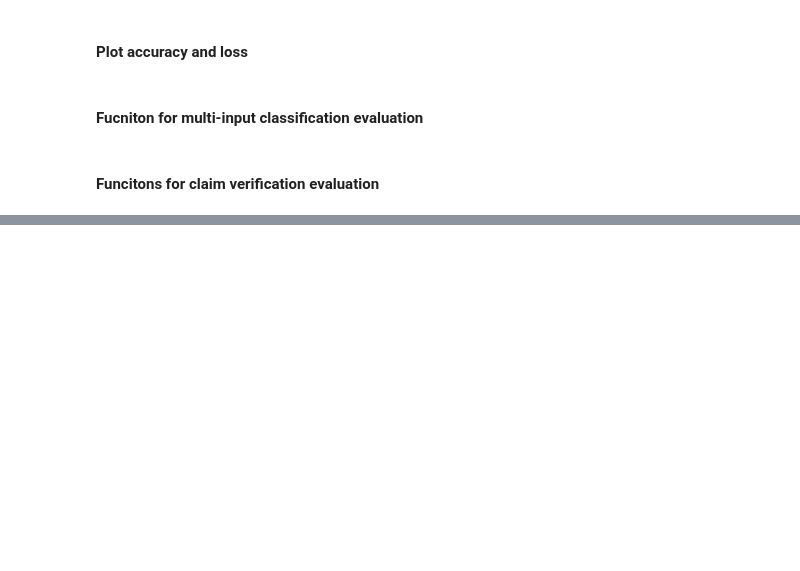
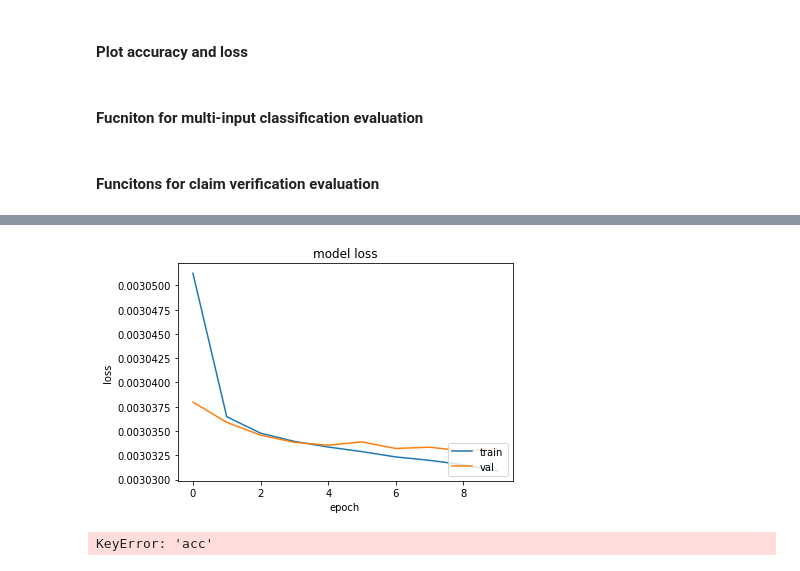
Before and after one commit to solveijm/NLP, a Jupyter notebook: Project/QuestionAnswering.ipynb, the cells around one changed output, grey strips where cells are left out. Drawn from its saved outputs; the diff is of its cells as text; code cells hidden in the pictures; blank space fills up the shorter version.

```diff
--- a/Project/QuestionAnswering.ipynb
+++ b/Project/QuestionAnswering.ipynb
@@ -257,10 +257,10 @@ question_test = textToTensor(tokenizer, MAX_SEQ_LEN, test_df["question"])
 # Can do this because we know there are only one answer for each question in our dataset
 # Might need to change this
 index_start_train = to_categorical(np.array(train_df["answer_word_start"].str[0]), num_classes=MAX_SEQ_LEN)
-index_end_train = to_categorical(np.array(train_df["answer_word_end"].str[0]), MAX_SEQ_LEN)
+index_end_train = to_categorical(np.array(train_df["answer_word_end"].str[0]), num_classes=MAX_SEQ_LEN)
 
-index_start_val = to_categorical(np.array(train_df["answer_word_start"].str[0]), MAX_SEQ_LEN)
-index_end_val = to_categorical(np.array(train_df["answer_word_end"].str[0]), MAX_SEQ_LEN)
+index_start_val = to_categorical(np.array(val_df["answer_word_start"].str[0]), num_classes=MAX_SEQ_LEN)
+index_end_val = to_categorical(np.array(val_df["answer_word_end"].str[0]), num_classes=MAX_SEQ_LEN)
 
 index_start_test = np.array(train_df["answer_word_start"].str[0])
 index_end_test = np.array(train_df["answer_word_end"].str[0])
@@ -406,6 +406,6 @@ ________________________________________________________________________________
 model.compile(loss='mse',
               optimizer='Adam',
               metrics=['acc'])
-history = model.fit(x=[context_train, question_train], y=[index_start_train, index_end_train], batch_size=256, epochs=10, validation_data=([context_val, question_val], [index_start_train, index_end_train]))
+history = model.fit(x=[context_train, question_train], y=[index_start_train, index_end_train], batch_size=256, epochs=10, validation_data=([context_val, question_val], [index_start_val, index_end_val]))
 # %% [output]
 Epoch 1/10
@@ -515,0 +548,6 @@ def majority_pred(predictions):
+# %%
+plot_loss(history)
+plot_accuracy(history)
+# %% [output]
+[figure, added]
+KeyError: 'acc'
```
Also changed, not shown: parts of 6 cells of this notebook, 4 other files.
